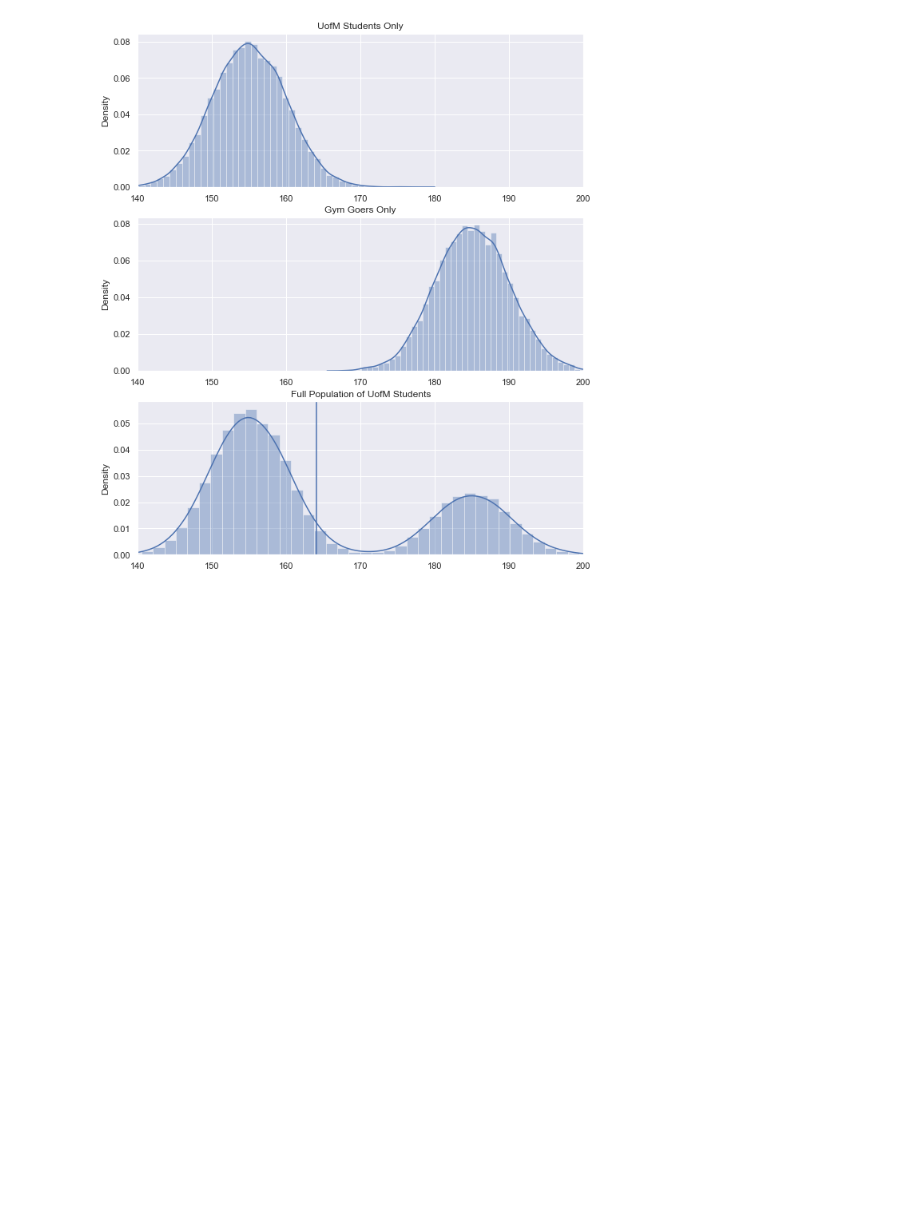
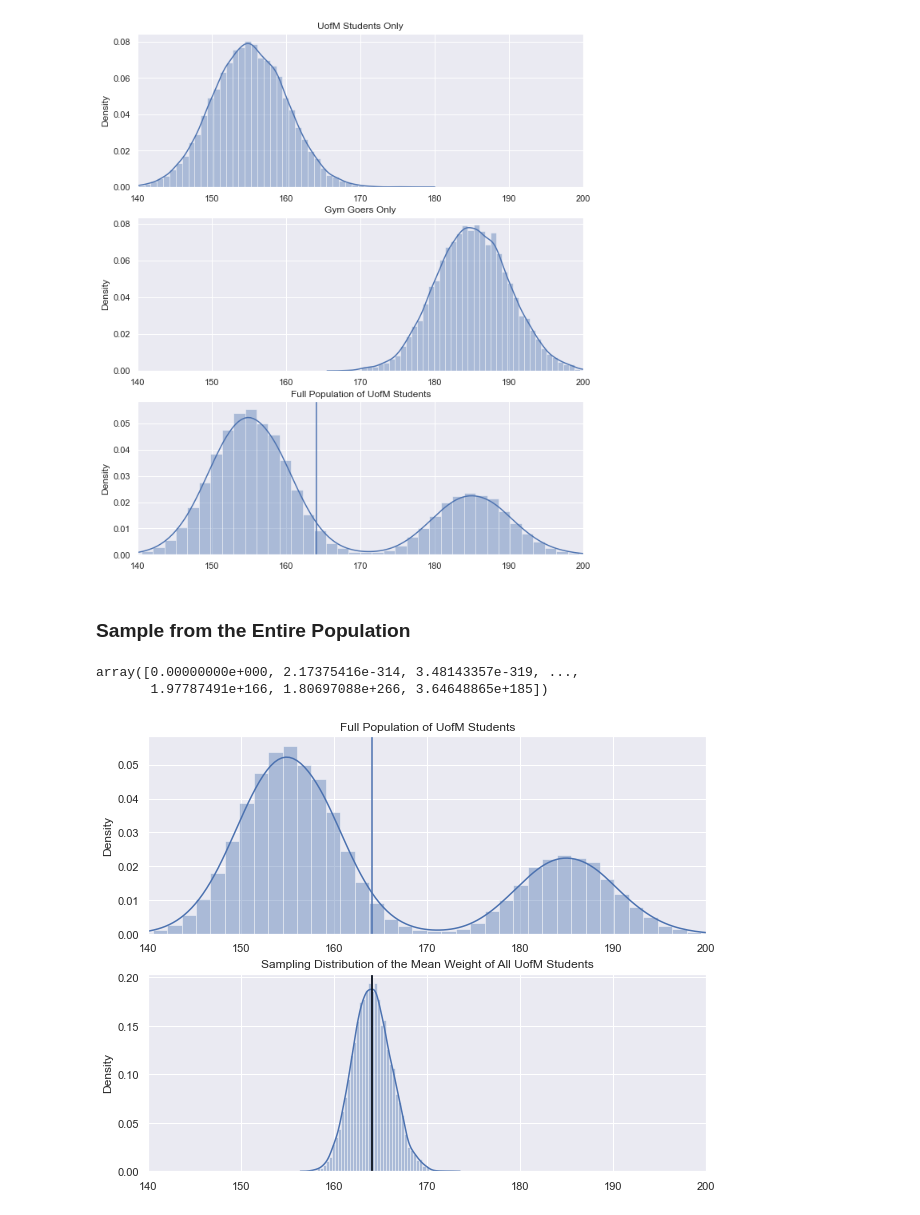
Before and after one commit to harryyang1982/coursera_umich_python, a Jupyter notebook: week4.ipynb, the cells around one changed output. Saved outputs shown, nothing was run; the diff lists cells and outputs as text; code cells hidden in the pictures; blank space fills up the shorter version.

Commit message:
random sampling

```diff
--- a/week4.ipynb
+++ b/week4.ipynb
@@ -49,3 +49,43 @@ plt.xlim([140,200])
 plt.show()
 # %% [output]
 [figure]
+# %% [markdown]
+### Sample from the Entire Population
+# %%
+# Simulation parameters
+numberSamps = 5000
+sampSize = 50
+# %%
+# Get the sampling distribution of the mean from only the gym
+mean_distribution = np.empty(numberSamps)
+# %%
+mean_distribution
+# %% [output]
+array([0.00000000e+000, 2.17375416e-314, 3.48143357e-319, ...,
+       1.97787491e+166, 1.80697088e+266, 3.64648865e+185])
+# %%
+for i in range(numberSamps):
+    random_students = np.random.choice(population, sampSize)
+    mean_distribution[i] = np.mean(random_students)
+# %%
+# Plot the population and the biased sampling distribution
+plt.figure(figsize = (10,8))
+
+# Plotting the population again
+plt.subplot(2,1,1)
+sns.distplot(population)
+plt.title("Full Population of UofM Students")
+plt.axvline(x = np.mean(population))
+plt.xlim([140,200])
+
+# Plotting the sampling distribution
+plt.subplot(2,1,2)
+sns.distplot(mean_distribution)
+plt.title("Sampling Distribution of the Mean Weight of All UofM Students")
+plt.axvline(x = np.mean(population))
+plt.axvline(x = np.mean(mean_distribution), color = "black")
+plt.xlim([140,200])
+
+plt.show()
+# %% [output]
+[figure, added]
```
Also changed, not shown: parts of 23 cells of this notebook.
